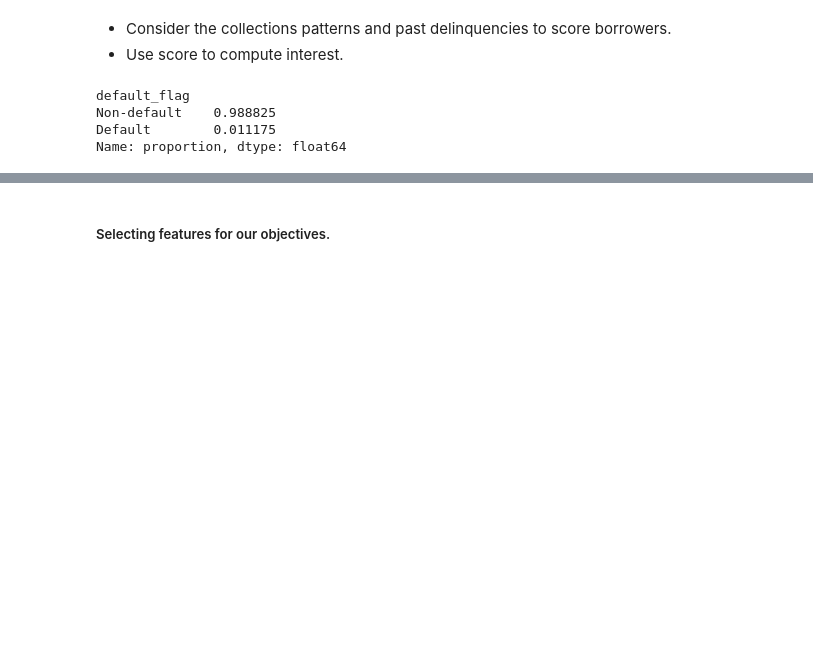
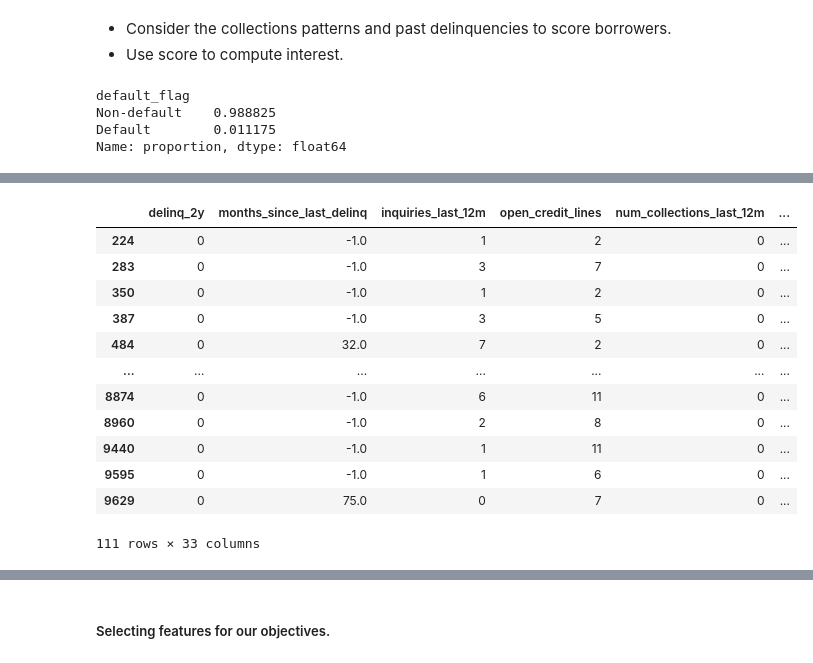
Before and after one commit to licaakwarteng/Credit-Risk-Decision-System, a Jupyter notebook: Credit_risk_decison_system.ipynb, the cells around one changed output, grey strips where cells are left out. Saved outputs shown, nothing was run; the diff lists cells and outputs as text; code cells hidden in the pictures; blank space fills up the shorter version.

```diff
--- a/Credit_risk_decison_system.ipynb
+++ b/Credit_risk_decison_system.ipynb
@@ -552,3 +557,21 @@ df_use.head()
+# %%
+# checking at random
+df_use['default_flag'].unique()
+df_use[df_use['default_flag'] == 'Default'] #111
+# %% [output]
+|  | delinq_2y | months_since_last_delinq | inquiries_last_12m | open_credit_lines | num_collections_last_12m | ... |
+| 224 | 0 | -1.0 | 1 | 2 | 0 | ... |
+| 283 | 0 | -1.0 | 3 | 7 | 0 | ... |
+| 350 | 0 | -1.0 | 1 | 2 | 0 | ... |
+| 387 | 0 | -1.0 | 3 | 5 | 0 | ... |
+| 484 | 0 | 32.0 | 7 | 2 | 0 | ... |
+| ... | ... | ... | ... | ... | ... | ... |
+| 8874 | 0 | -1.0 | 6 | 11 | 0 | ... |
+| 8960 | 0 | -1.0 | 2 | 8 | 0 | ... |
+| 9440 | 0 | -1.0 | 1 | 11 | 0 | ... |
+| 9595 | 0 | -1.0 | 1 | 6 | 0 | ... |
+| 9629 | 0 | 75.0 | 0 | 7 | 0 | ... |
+111 rows × 33 columns
 # %%
 # encoding df_use
 df_dummies = pd.get_dummies(df_use, drop_first= True, dtype='int')
```
Also changed, not shown: parts of 10 cells of this notebook, 3 other files.
